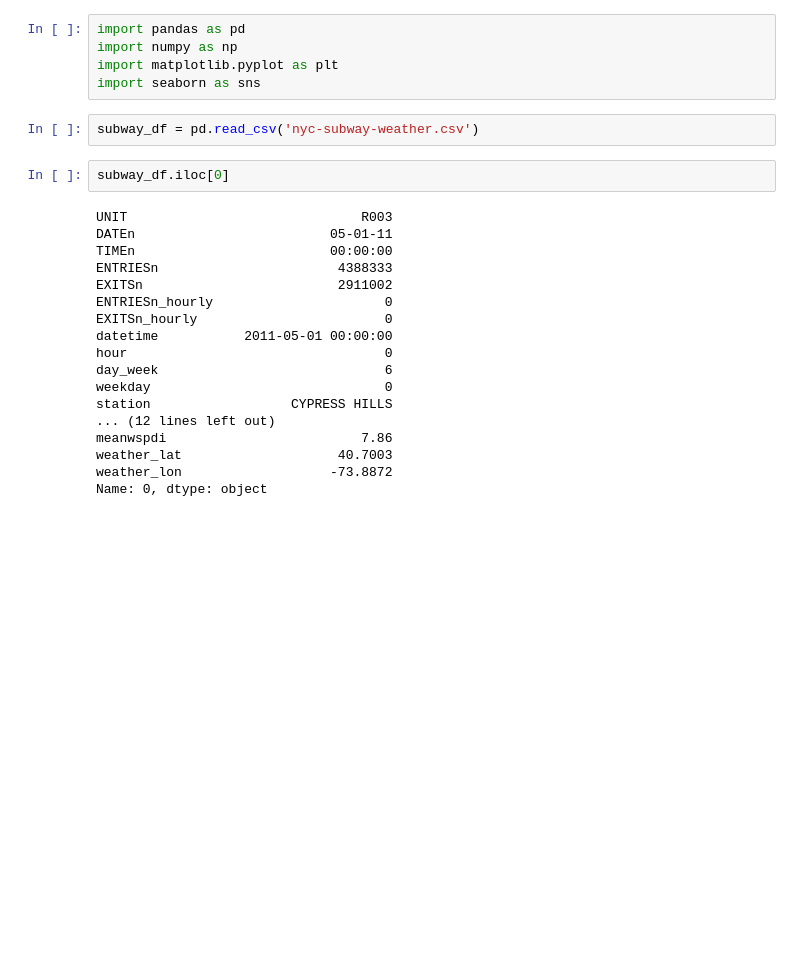
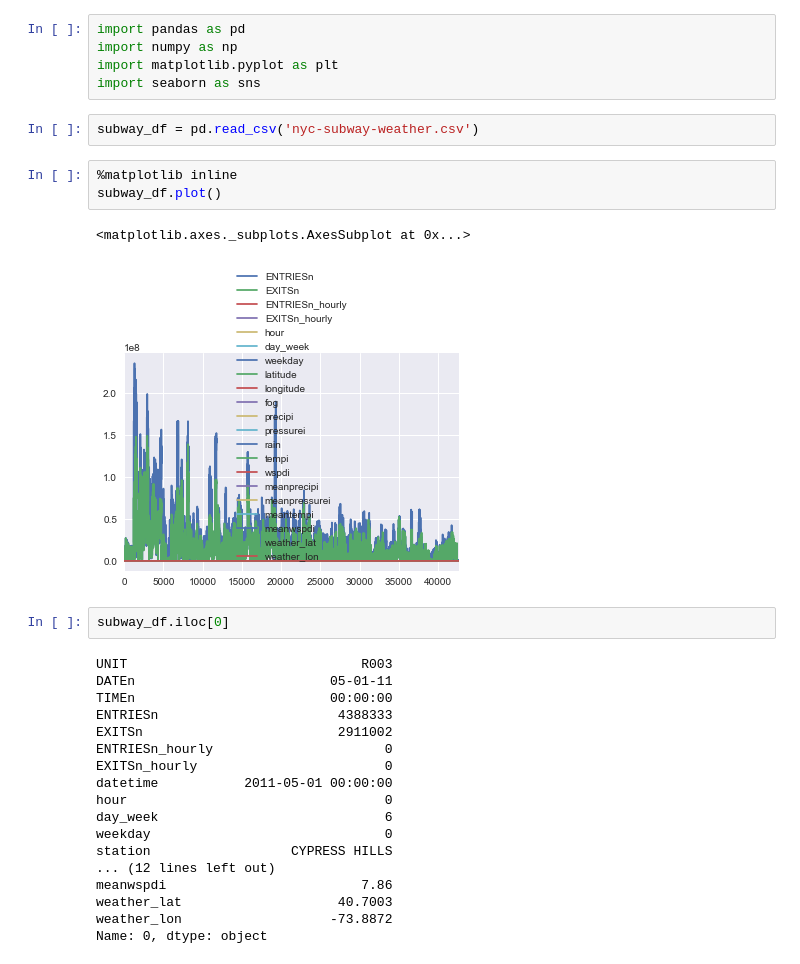
Before and after one commit to RedChueng/data_analysis_learning_in_udacity, a Jupyter notebook: Numpy_Pandas_Two_Dimensional.ipynb, the cells around one changed output. Saved outputs shown, nothing was run; the diff lists cells and outputs as text; blank space fills up the shorter version.

```diff
--- a/Numpy_Pandas_Two_Dimensional.ipynb
+++ b/Numpy_Pandas_Two_Dimensional.ipynb
@@ -5,6 +5,12 @@ import matplotlib.pyplot as plt
 import seaborn as sns
 # %%
 subway_df = pd.read_csv('nyc-subway-weather.csv')
+# %%
+%matplotlib inline
+subway_df.plot()
+# %% [output]
+<matplotlib.axes._subplots.AxesSubplot at 0x...>
+[figure, added]
 # %%
 subway_df.iloc[0]
 # %% [output]
```
Also changed, not shown: parts of 10 cells of this notebook.
